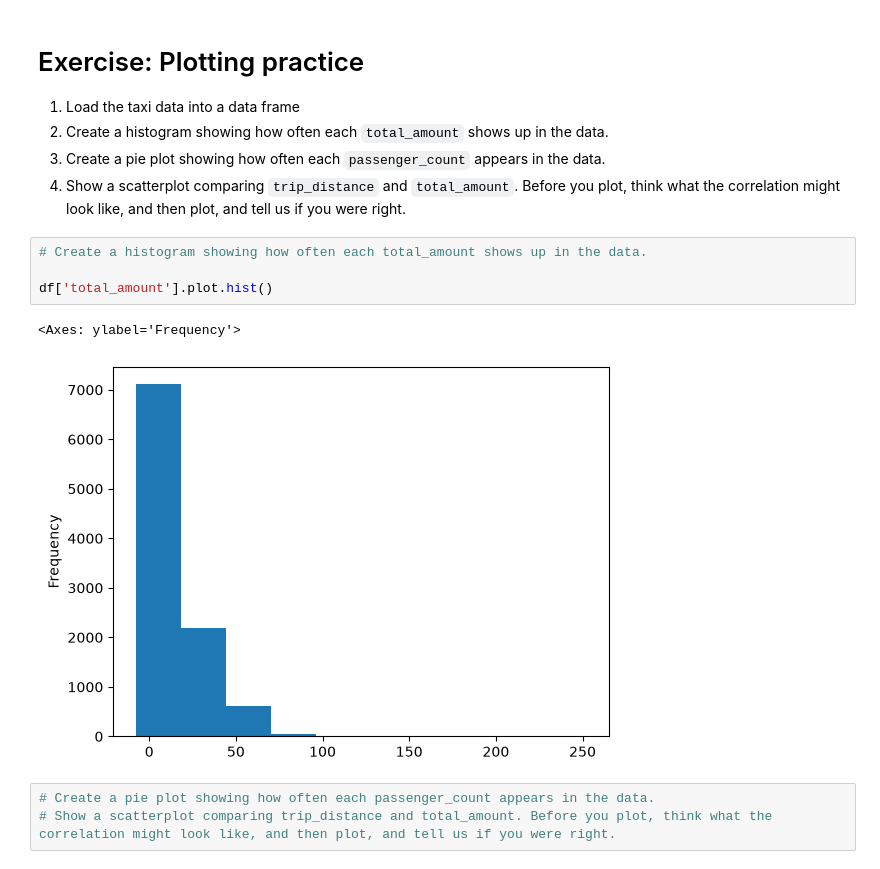
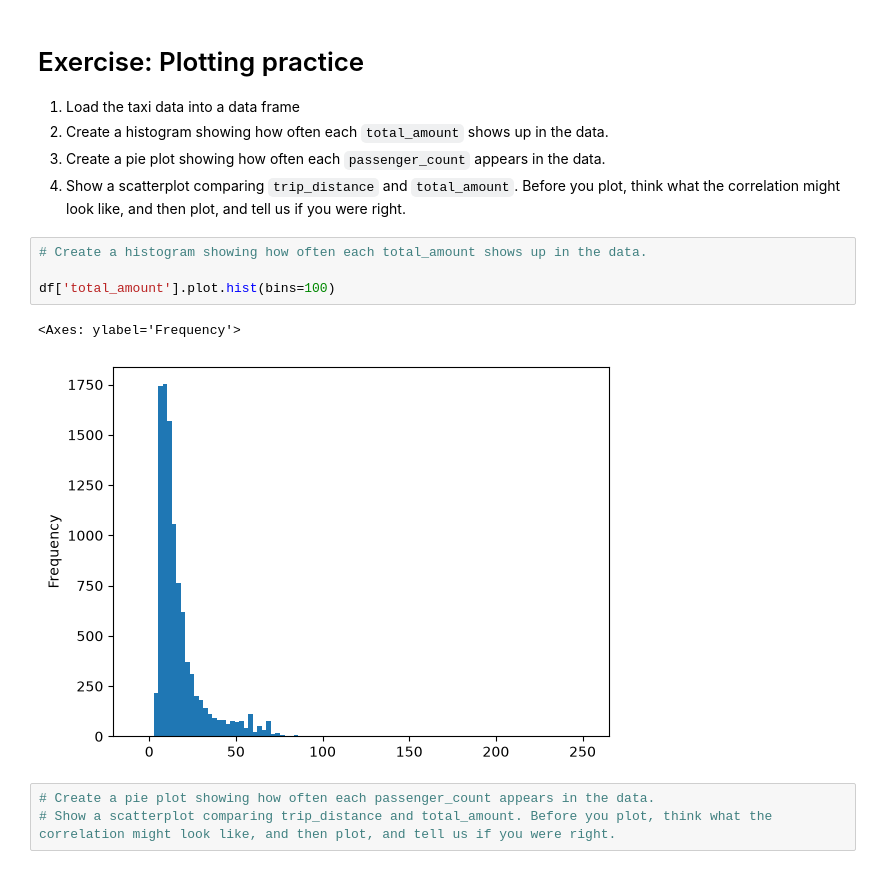
Before and after one commit to reuven/OReilly-PythonData-2026-06, a Jupyter notebook: OReilly-PythonData-2026-06-22.ipynb, the cells around one changed output. Cells and saved outputs as stored; diff of their text form.

```diff
--- a/OReilly-PythonData-2026-06-22.ipynb
+++ b/OReilly-PythonData-2026-06-22.ipynb
@@ -1406,10 +1406,10 @@ olympics_df.plot.scatter(x='Height', y='Weight', c='Sex', cmap='autumn')
 # %%
 # Create a histogram showing how often each total_amount shows up in the data.
 
-df['total_amount'].plot.hist()
+df['total_amount'].plot.hist(bins=100)
 # %% [output]
 <Axes: ylabel='Frequency'>
-[figure, old version]
+[figure, new version]
 # %%
 # Create a pie plot showing how often each passenger_count appears in the data.
 # Show a scatterplot comparing trip_distance and total_amount. Before you plot, think what the correlation might look like, and then plot, and tell us if you were right.
```
